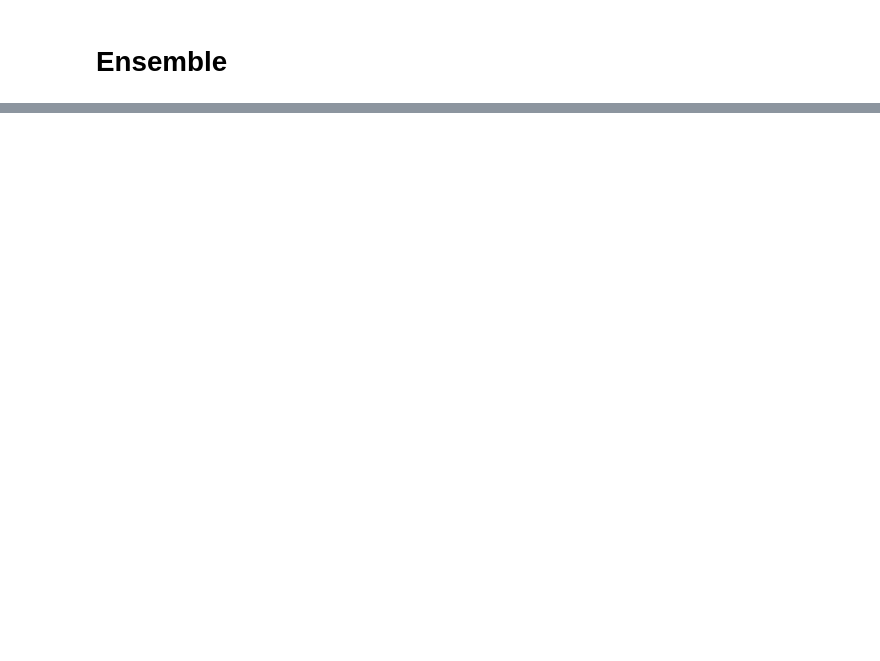
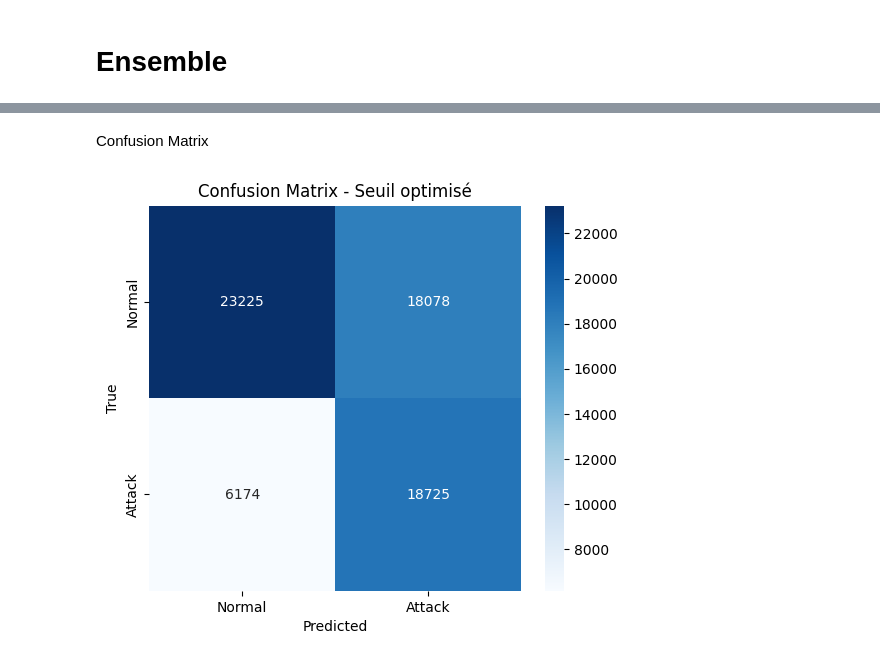
Before and after one commit to Melnando/ZTA-in-EIV, a Jupyter notebook: NEW_ZTA_in_EIV.ipynb, the cells around one changed output, grey strips where cells are left out. Cells and saved outputs as stored; diff of their text form; code cells hidden in the pictures; blank space fills up the shorter version.

```diff
--- a/NEW_ZTA_in_EIV.ipynb
+++ b/NEW_ZTA_in_EIV.ipynb
@@ -300,0 +354,8 @@ plt.show()
+# %%
+y_pred_opt = (ensemble_preds > best_threshold).astype(int)
+print("\n--- ÉVALUATION AVEC SEUIL OPTIMISÉ ---")
+print(classification_report(y_test, y_pred_opt, target_names=['Normal', 'Attack']))
+print(f"Accuracy: {accuracy_score(y_test, y_pred_opt):.4f}")
+print(f"Precision: {precision_score(y_test, y_pred_opt):.4f}")
+print(f"Recall: {recall_score(y_test, y_pred_opt):.4f}")
+print(f"F1-score: {f1_score(y_test, y_pred_opt):.4f}")
@@ -300,0 +377,12 @@ plt.show()
+# %% [markdown]
+Confusion Matrix
+# %%
+cm = confusion_matrix(y_test, y_pred_opt)
+plt.figure(figsize=(6, 5))
+sns.heatmap(cm, annot=True, fmt='d', cmap='Blues', xticklabels=['Normal', 'Attack'], yticklabels=['Normal', 'Attack'])
+plt.title("Confusion Matrix - Seuil optimisé")
+plt.xlabel("Predicted")
+plt.ylabel("True")
+plt.show()
+# %% [output]
+[figure, added]
```
Also changed, not shown: parts of 20 cells of this notebook.
